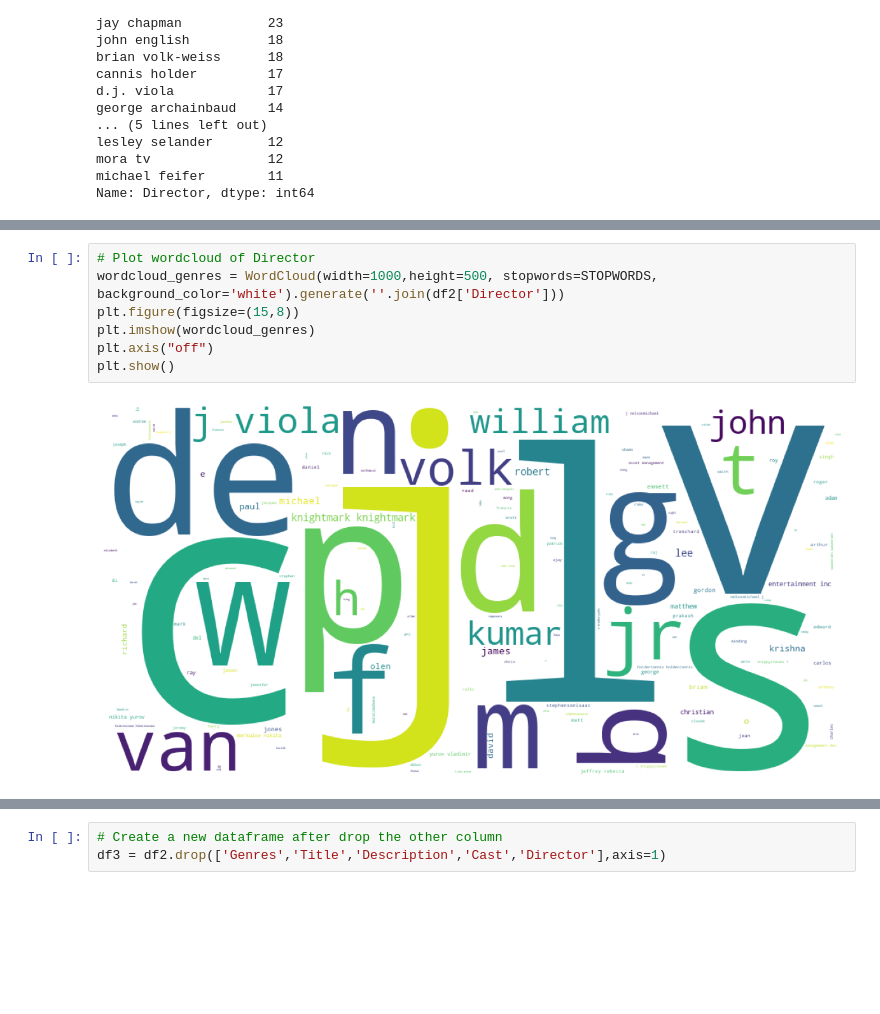
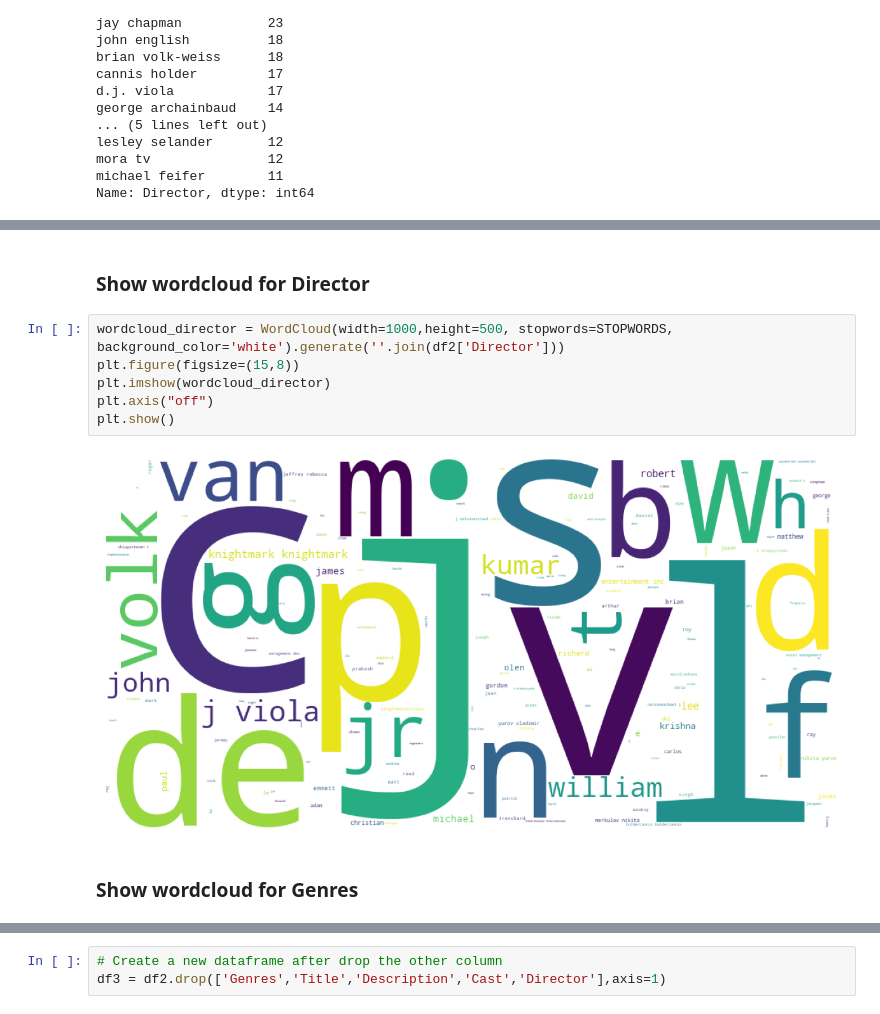
Before and after one commit to ale-rei/reitano-amazon-prime-and-tv-shows, a Jupyter notebook: alessioreitano.ipynb, the cells around one changed output, grey strips where cells are left out. Cells and saved outputs as stored; diff of their text form; blank space fills up the shorter version.

```diff
--- a/alessioreitano.ipynb
+++ b/alessioreitano.ipynb
@@ -481,10 +487,13 @@ plt.show()
+# %% [markdown]
+### Show wordcloud for Director
 # %%
-# Plot wordcloud of Director
-wordcloud_genres = WordCloud(width=1000,height=500, stopwords=STOPWORDS, background_color='white').generate(''.join(df2['Director']))
+wordcloud_director = WordCloud(width=1000,height=500, stopwords=STOPWORDS, background_color='white').generate(''.join(df2['Director']))
 plt.figure(figsize=(15,8))
-plt.imshow(wordcloud_genres)
+plt.imshow(wordcloud_director)
 plt.axis("off")
 plt.show()
 # %% [output]
-[figure, old version]
+[figure, new version]
+# %% [markdown]
+### Show wordcloud for Genres
 # %%
```
Also changed, not shown: parts of 25 cells of this notebook.
